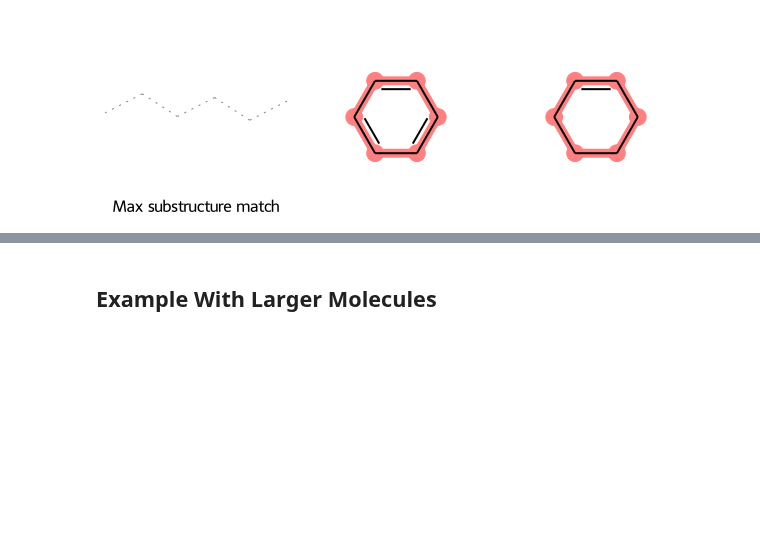
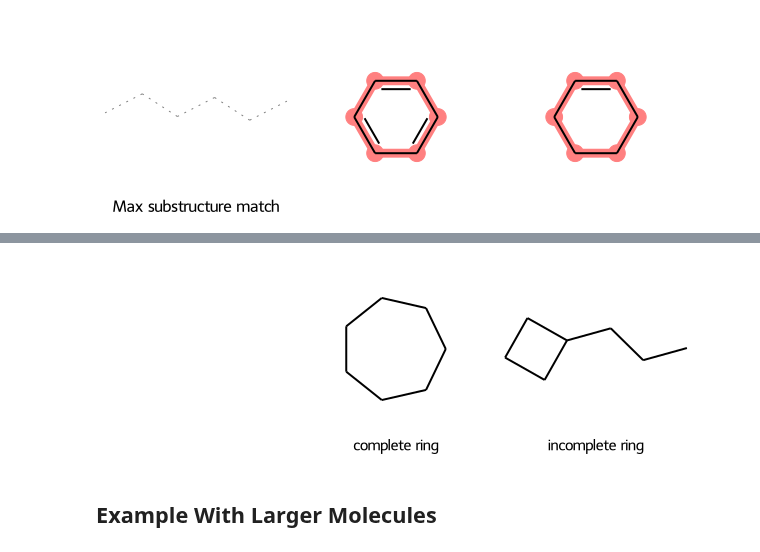
Before and after one commit to bertiewooster/RDKit-playing, a Jupyter notebook: SmilesMCStoGridImage.ipynb, the cells around one changed output, grey strips where cells are left out. Saved outputs shown, nothing was run; the diff lists cells and outputs as text; code cells hidden in the pictures; blank space fills up the shorter version.

```diff
--- a/SmilesMCStoGridImage.ipynb
+++ b/SmilesMCStoGridImage.ipynb
@@ -124,3 +131,7 @@ SmilesMCStoGridImage(["c1ccccc1", "C1CCCC=C1"], align_core=False)
+# %%
+SmilesMCStoGridImage({"C1CCCCCC1": "complete ring", "C1CCC1CCC": "incomplete ring"}, align_core=False, completeRingsOnly=True)
+# %% [output]
+[figure, added]
 # %% [markdown]
 ## Example With Larger Molecules
 # %%
```
Also changed, not shown: parts of 2 cells of this notebook, 1 other file.
